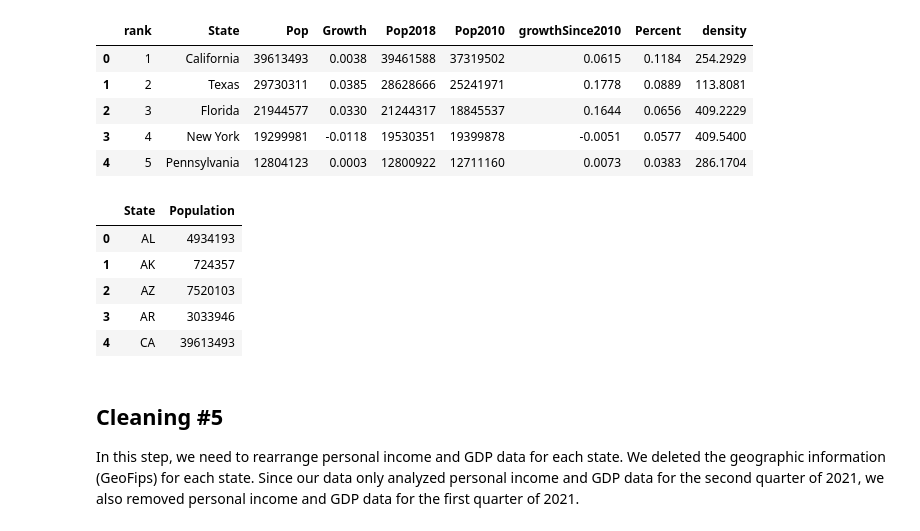
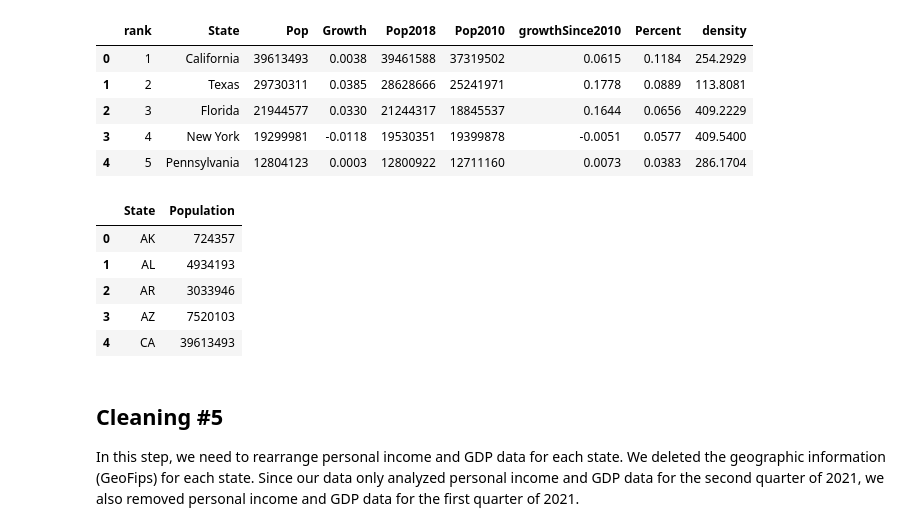
Before and after one commit to WilliamHJF/COGS-108, a Jupyter notebook: EDACheckpointGroup077-Fa21.ipynb, the cells around one changed output. Drawn from its saved outputs; the diff is of its cells as text; code cells hidden in the pictures.

```diff
--- a/EDACheckpointGroup077-Fa21.ipynb
+++ b/EDACheckpointGroup077-Fa21.ipynb
@@ -211,15 +159,17 @@ df_population['State'] = ['AL','AK','AZ','AR','CA','CO','CT','DE','DC','FL','GA'
               'IL','IN','IA','KS','KY','LA','ME','MD','MA','MI','MN','MS','MO','MT',
               'NE','NV','NH','NJ','NM','NY','NC','ND','OH','OK','OR','PA','RI','SC',
               'SD','TN','TX','UT','VT','VA','WA','WV','WI','WY']
+df_population = df_population.sort_values(['State'], ascending = True)
 # %%
 df_population = df_population.rename(columns = {'Pop':'Population'})
+df_population = df_population.reset_index(drop = True)
 df_population.head()
 # %% [output]
 |  | State | Population |
-| 0 | AL | 4934193 |
-| 1 | AK | 724357 |
-| 2 | AZ | 7520103 |
-| 3 | AR | 3033946 |
+| 0 | AK | 724357 |
+| 1 | AL | 4934193 |
+| 2 | AR | 3033946 |
+| 3 | AZ | 7520103 |
 | 4 | CA | 39613493 |
 # %% [markdown]
 ## Cleaning #5
```
Also changed, not shown: parts of 92 cells of this notebook, 1 other file.
